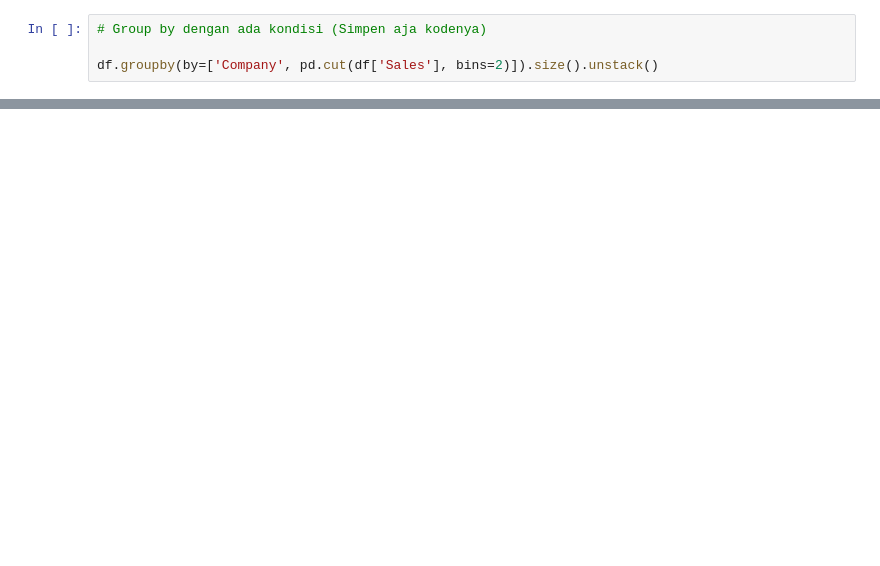
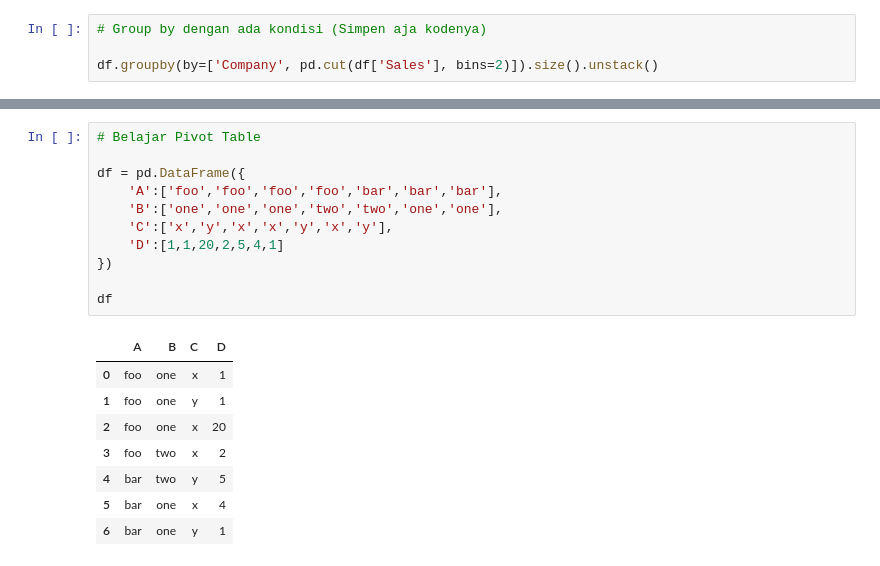
Before and after one commit to alhamfebian/purwadhika-jcdsol, a Jupyter notebook: Modul 2/Session 2 - Python for Data Analysis/module2Session2(Pandas).ipynb, the cells around one changed output, grey strips where cells are left out. Cells and saved outputs as stored; diff of their text form; blank space fills up the shorter version.

Commit message:
add new learning about pandas: data frame manipulation, operation, input and output, indexing, merging

```diff
--- a/Modul 2/Session 2 - Python for Data Analysis/module2Session2(Pandas).ipynb
+++ b/Modul 2/Session 2 - Python for Data Analysis/module2Session2(Pandas).ipynb
@@ -313,0 +837,20 @@ df.groupby(by=['Company', pd.cut(df['Sales'], bins=2)]).size().unstack()
+# %%
+# Belajar Pivot Table
+
+df = pd.DataFrame({
+    'A':['foo','foo','foo','foo','bar','bar','bar'],
+    'B':['one','one','one','two','two','one','one'],
+    'C':['x','y','x','x','y','x','y'],
+    'D':[1,1,20,2,5,4,1]
+})
+
+df
+# %% [output]
+|  | A | B | C | D |
+| 0 | foo | one | x | 1 |
+| 1 | foo | one | y | 1 |
+| 2 | foo | one | x | 20 |
+| 3 | foo | two | x | 2 |
+| 4 | bar | two | y | 5 |
+| 5 | bar | one | x | 4 |
+| 6 | bar | one | y | 1 |
```
Also changed, not shown: parts of 100 cells of this notebook, 4 other files.
